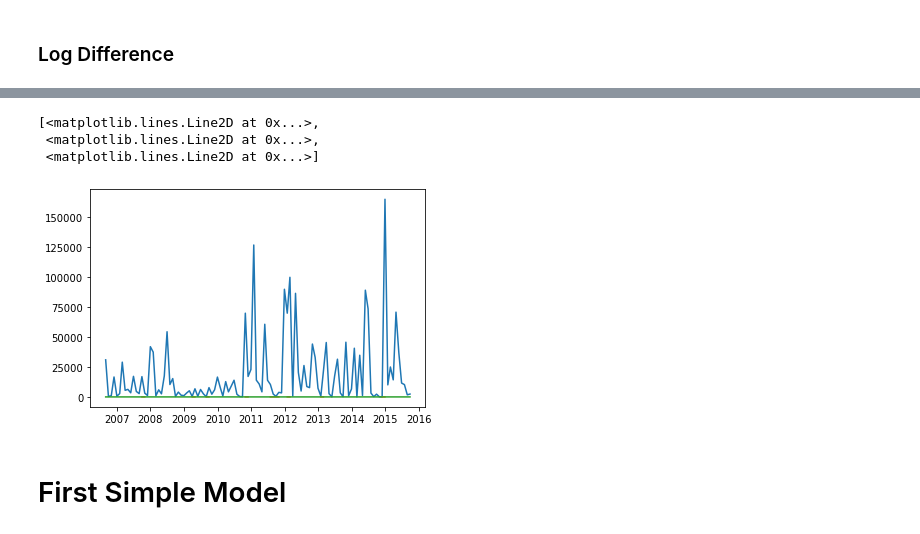
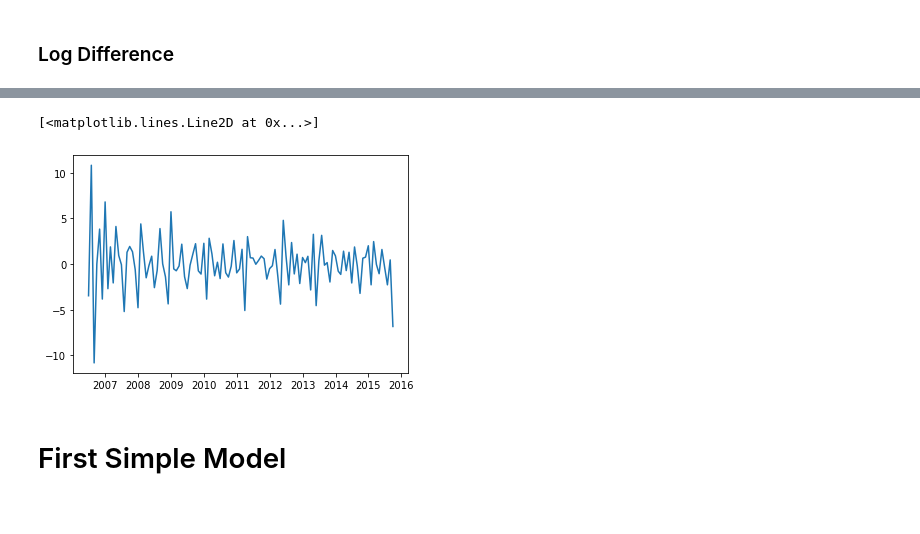
Before and after one commit to SBeyzaU/Demand-Forecasting, a Jupyter notebook: Working.ipynb, the cells around one changed output, grey strips where cells are left out. Cells and saved outputs as stored; diff of their text form; code cells hidden in the pictures.

```diff
--- a/Working.ipynb
+++ b/Working.ipynb
@@ -433,10 +437,8 @@ Freq: M, Name: HRDT, Length: 110, dtype: float64
 # %%
-plt.plot(ts_df)
+plt.plot(ts_df['HRDT'])
 # %% [output]
-[<matplotlib.lines.Line2D at 0x...>,
- <matplotlib.lines.Line2D at 0x...>,
- <matplotlib.lines.Line2D at 0x...>]
+[<matplotlib.lines.Line2D at 0x...>]
-[figure, old version]
+[figure, new version]
 # %% [markdown]
 # First Simple Model
 # %%
```
Also changed, not shown: parts of 17 cells of this notebook.
